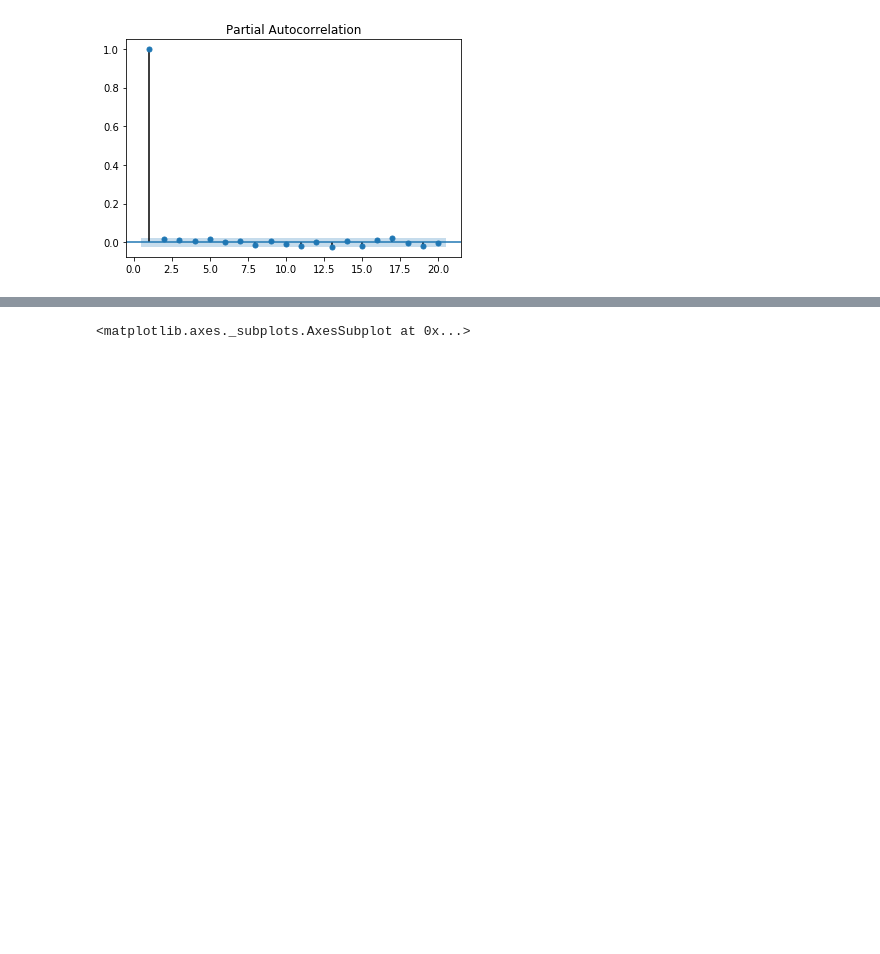
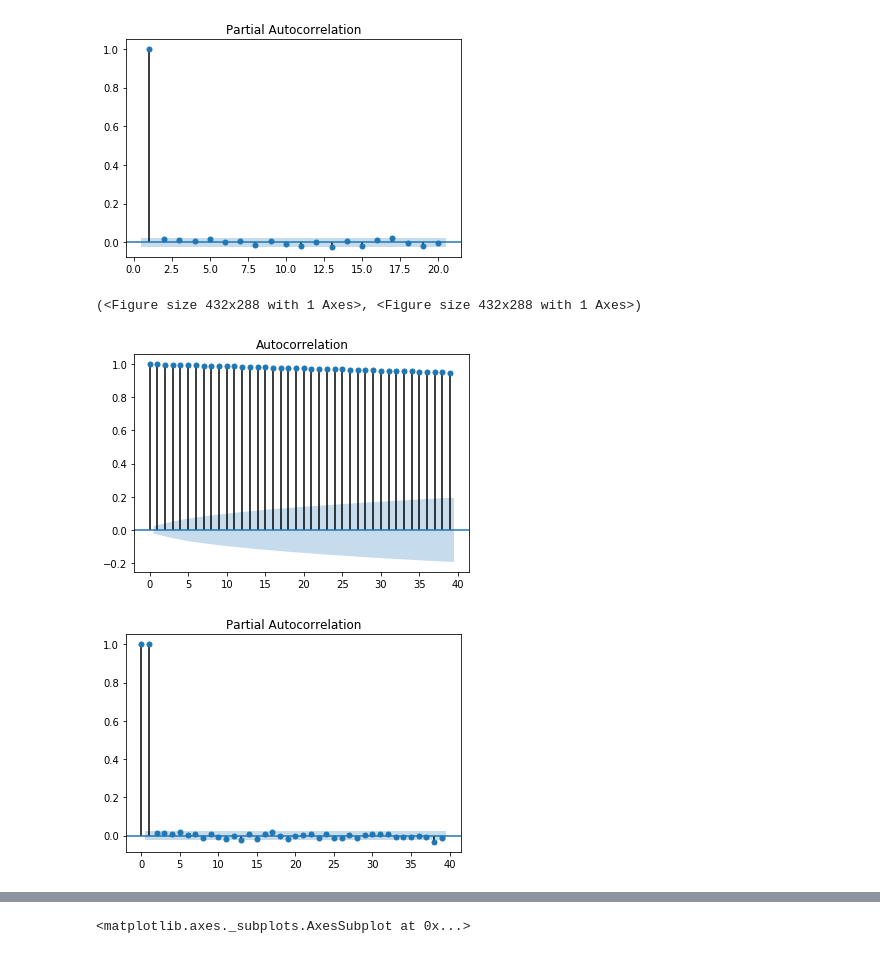
Before and after one commit to manpreetpadam/A-Yen-for-the-Future, a Jupyter notebook: time_series_analysis.ipynb, the cells around one changed output, grey strips where cells are left out. Saved outputs shown, nothing was run; the diff lists cells and outputs as text; code cells hidden in the pictures; blank space fills up the shorter version.

```diff
--- a/time_series_analysis.ipynb
+++ b/time_series_analysis.ipynb
@@ -179,6 +176,12 @@ plot_pacf(yen_futures.Settle, zero=False, lags=20)
 # %% [output]
 [figure]
 [figure]
+# %%
+plot_acf(yen_futures.Settle), plot_pacf(yen_futures.Settle)
+# %% [output]
+(<Figure size 432x288 with 1 Axes>, <Figure size 432x288 with 1 Axes>)
+[figure, added]
+[figure, added]
 # %%
 from statsmodels.tsa.arima_model import ARIMA
 
```
Also changed, not shown: parts of 10 cells of this notebook, 14 other files.
